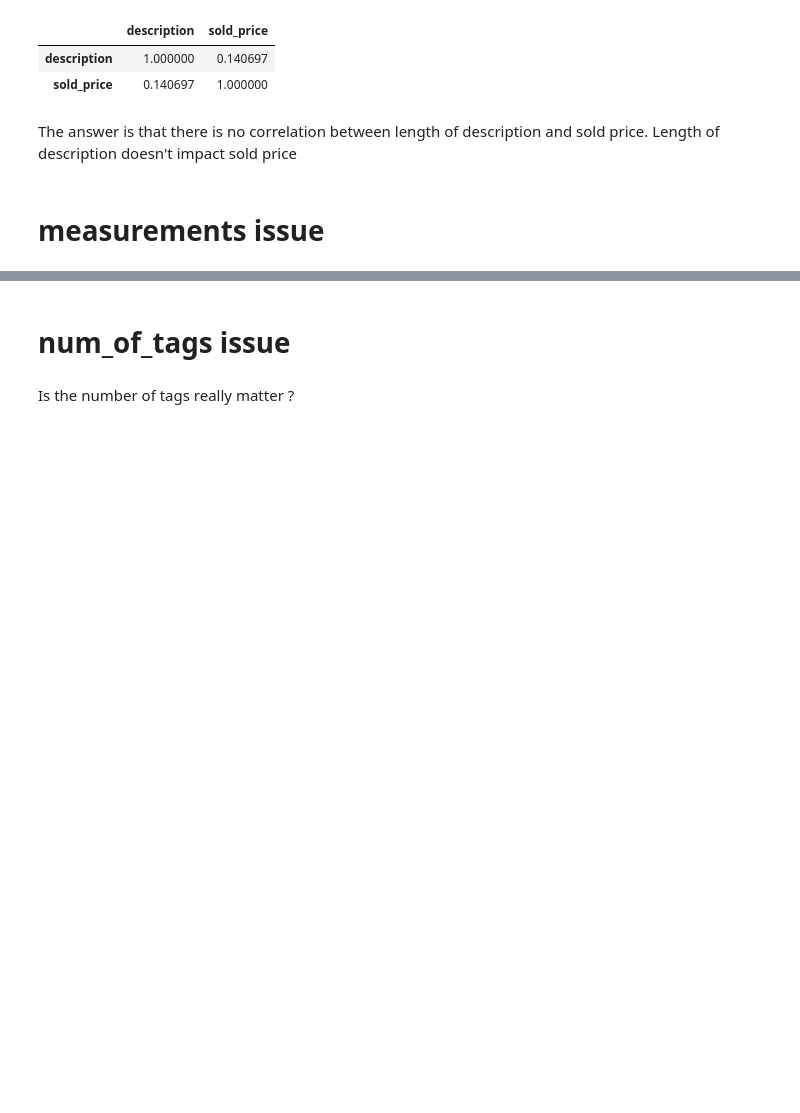
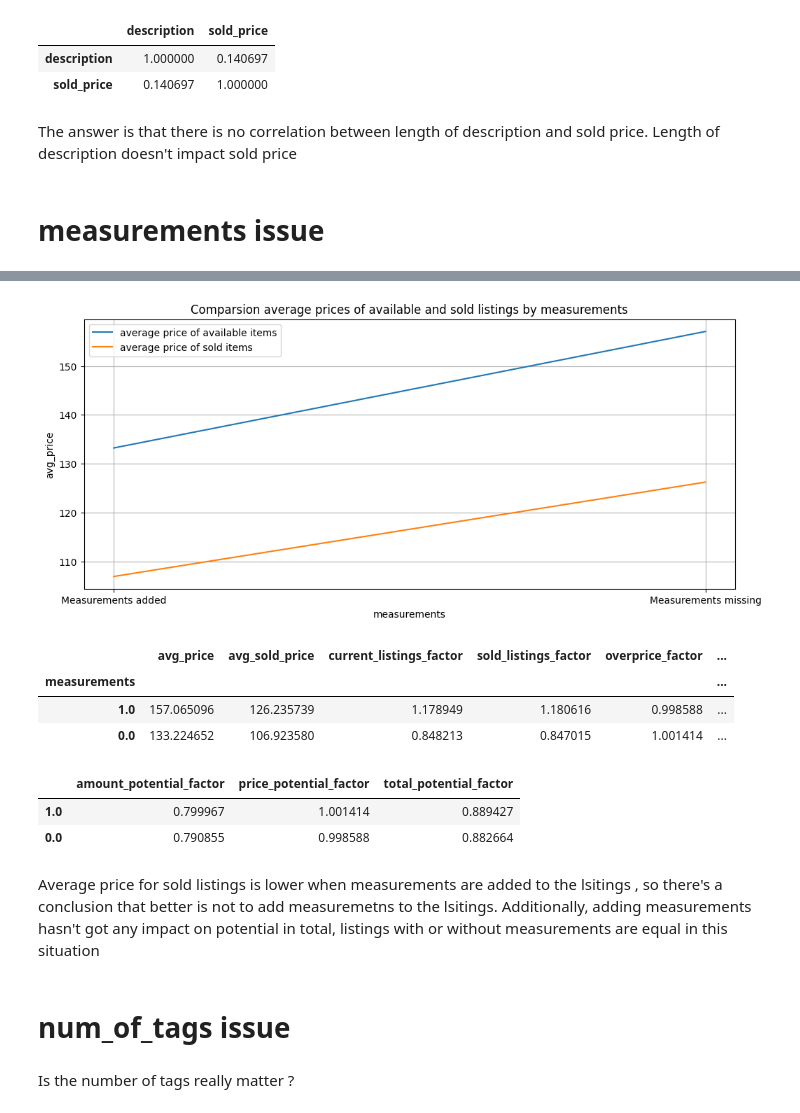
Before and after one commit to kgudalewski/grailed_sales_analysis, a Jupyter notebook: Grailed_data_initial_analysis.ipynb, the cells around one changed output, grey strips where cells are left out. Cells and saved outputs as stored; diff of their text form; code cells hidden in the pictures; blank space fills up the shorter version.

```diff
--- a/Grailed_data_initial_analysis.ipynb
+++ b/Grailed_data_initial_analysis.ipynb
@@ -747,0 +764,60 @@ pd.DataFrame(df.groupby(by="measurements").sold_price.mean()).rename(columns = {
+# %%
+df1 = pd.DataFrame(df.groupby(by="measurements").price.mean()).rename(columns={"price" : "avg_price"})
+df1["avg_sold_price"] = df.groupby(by="measurements").sold_price.mean().values
+
+#current_listings_factor tells how actually expensive is size due to the rest of size
+
+curr_list_fact_list = []
+for m in df1.index:
+  curr_list_fact_list.append(df.loc[df["measurements"] == m].price.mean() / df.loc[df["measurements"] != m].price.mean())
+df1["current_listings_factor"] = curr_list_fact_list
+
+#sold_listings_factor tells how expensive size sells due to the rest of size
+sold_list_fact_list = []
+for m in df1.index:
+  sold_list_fact_list.append(df.loc[df["measurements"] == m].sold_price.mean() / df.loc[df["measurements"] != m].sold_price.mean())
+df1["sold_listings_factor"] = sold_list_fact_list
+
+#overprice_factor tells how much color is overpriced based on relation between sold and current listings (if there's high average price for color in current listings and low in sold listings,color is actually overpriced)
+df1["overprice_factor"] = df1["current_listings_factor"] / df1["sold_listings_factor"]
+
+#price_potential_factor tells how much potential has color got based on relation between sold and current listings (if there's low average price for color in current listings and high in sold listings,color is actually with price increase potential)
+df1["price_potential_factor"] = df1["sold_listings_factor"] / df1["current_listings_factor"]
+
+plt.figure(figsize=(12,5))
+sns.lineplot(data=df1, x=df1.index,y="avg_price",label="average price of available items")
+sns.lineplot(data = df1,x=df1.index,y="avg_sold_price",label="average price of sold items")
+plt.title("Comparsion average prices of available and sold listings by measurements")
+plt.xticks(X_axis, ["Measurements added","Measurements missing"])
+plt.grid()
+plt.legend()
+plt.show()
+
+df1 = df1.sort_values(by = "price_potential_factor",ascending = False)
+
+display(df1)
+# %% [output]
+[figure, added]
+|  | avg_price | avg_sold_price | current_listings_factor | sold_listings_factor | overprice_factor | ... |
+| measurements |  |  |  |  |  | ... |
+| 1.0 | 157.065096 | 126.235739 | 1.178949 | 1.180616 | 0.998588 | ... |
+| 0.0 | 133.224652 | 106.923580 | 0.848213 | 0.847015 | 1.001414 | ... |
+# %%
+df_factors = pd.concat([df_m_count.loc[:,["amount_potential_factor"]],df1.loc[:,["price_potential_factor"]]], axis = 1)
+
+# scaler = MinMaxScaler()
+
+# df_factors.amount_potential_factor = scaler.fit_transform(df_factors)[:,0]
+# df_factors.price_potential_factor = scaler.fit_transform(df_factors)[:,1]
+
+df_factors["total_potential_factor"] = 2 * ( df_factors.amount_potential_factor * df_factors.price_potential_factor ) / ( df_factors.amount_potential_factor + df_factors.price_potential_factor )
+
+df_factors = df_factors.sort_values(by = "total_potential_factor", ascending = False)
+df_factors
+# %% [output]
+|  | amount_potential_factor | price_potential_factor | total_potential_factor |
+| 1.0 | 0.799967 | 1.001414 | 0.889427 |
+| 0.0 | 0.790855 | 0.998588 | 0.882664 |
+# %% [markdown]
+Average price for sold listings is lower when measurements are added to the lsitings , so there's a conclusion that better is not to add measuremetns to the lsitings.
+Additionally, adding measurements hasn't got any impact on potential in total, listings with or without measurements are equal in this situation
```
Also changed, not shown: parts of 5 cells of this notebook.
